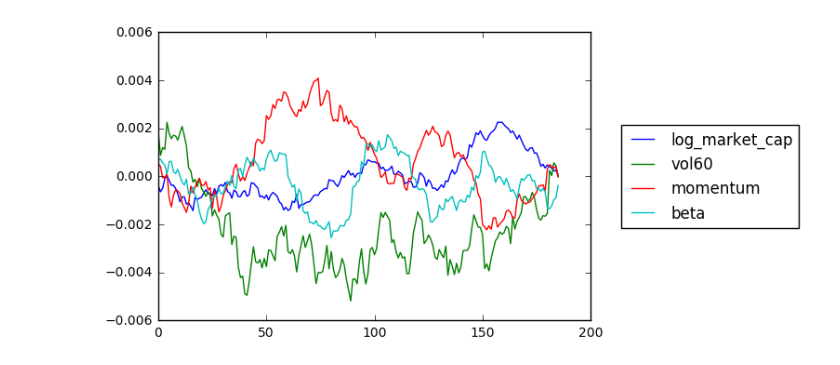
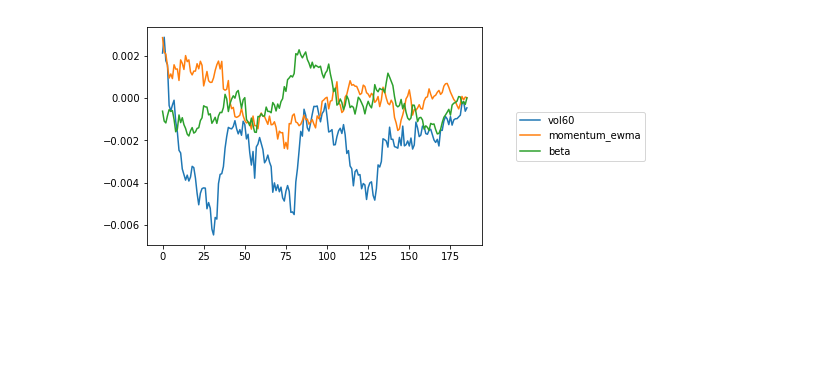
Before and after one commit to BaruchMFE2016/BaruchMFEInvestment, a Jupyter notebook: bt_new.ipynb, the cells around one changed output. Saved outputs shown, nothing was run; the diff lists cells and outputs as text; code cells hidden in the pictures; blank space fills up the shorter version.

Commit message:
fundamental factors 0.1

```diff
--- a/bt_new.ipynb
+++ b/bt_new.ipynb
@@ -16,0 +31,16 @@ from factor_mining.Mark0 import * # This is alpha file
+# %%
+%%time
+### model configuration ###
+print('Calculate factors')
+# define and calculate all factors
+factors = alpha_wFund_00(univ)
+
+factor_names = list(factors.keys())
+factors_dict = factors
+factor_names = [k for k in factors_dict.keys()]
+N_f = len(factor_names)
+datelst = sorted(factors_dict[factor_names[0]].keys())
+
+# concat into factor exposure matrices
+factor_exp_mat = combine_factors(factors)
+filt_na(factor_exp_mat)
@@ -17,33 +51,18 @@ from factor_mining.Mark0 import * # This is alpha file
 # %%
-### universe setup ###
-datadir = '/home/derek-qi/Documents/R3000_Data/data/r3000/'
-univ = univ_setup(datadir, silent=False)
-filt_na(univ)
-import warnings
-warnings.filterwarnings("ignore")
-
-### model configuration ###
-print('Calculate factors')
-# define and calculate all factors
-factors = alpha_four_factors(univ)
-factor_names = list(factors.keys())
-
-# concat into factor exposure matrices
-factor_exp_mat = combine_factors(factors)
-filt_na(factor_exp_mat)
-
 ### Filt the universe ###
 print('Filt the untradables')
 
 filt_byval(univ, 'in_r3000', 0)
 filt_byval(univ, 'price', 10)
-filt_byval(univ, 'not_in_MA', 0)
-filt_byval(univ, 'volume', 1500000)
-factor_exp_mat = merge(factor_exp_mat, univ, right_cols=['f_log_ret_1', 'industry'])
+# filt_byval(univ, 'not_in_MA', 0)
+filt_byval(univ, 'volume', 300000)
+filt_byval(univ, 'div_ratio', 10, keep='below')
+
+factor_exp_mat = merge(factor_exp_mat, univ, right_cols=['f_log_ret_1'])
 print('Done')
 
 # Preprocessing factor expsure matrices
-print('Scale each factor')
+print('Standard scale each factor')
 factor_exp_mat = process_batch(factor_exp_mat, standardize, factor_names=factor_names)
 print('Winsorize with +/- 3 std')
 factor_exp_mat = process_batch(factor_exp_mat, winsorize_std, factor_names=factor_names)
@@ -72,14 +85,14 @@ Wall time: 35min 41s
 # %%
 fr_series = np.stack(fr['factor_returns'] for fr in spcalc.all_factor_returns.values())
 window = 30
 ck = np.ones((window,)) / window
-for c in range(4):
+for c in range(3):
     fr_series[:,c] = np.convolve(ck, fr_series[:,c])[window-1:]
     plt.plot(fr_series[:,c], label=spcalc.all_factor_names[c])
 plt.legend(loc='center right', bbox_to_anchor=(1.5, 0.5))
 plt.show()
 # %% [output]
-[figure, old version]
+[figure, new version]
 # %%
 bt.calc_pa(silent=False)
 # %% [output]
```
Also changed, not shown: parts of 10 cells of this notebook, 18 other files.
